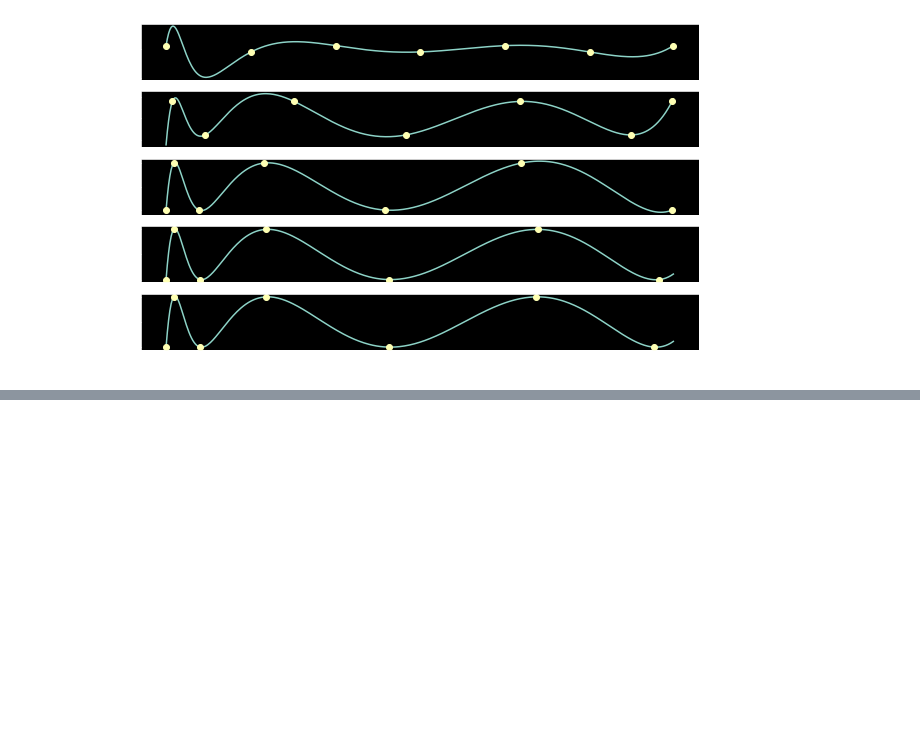
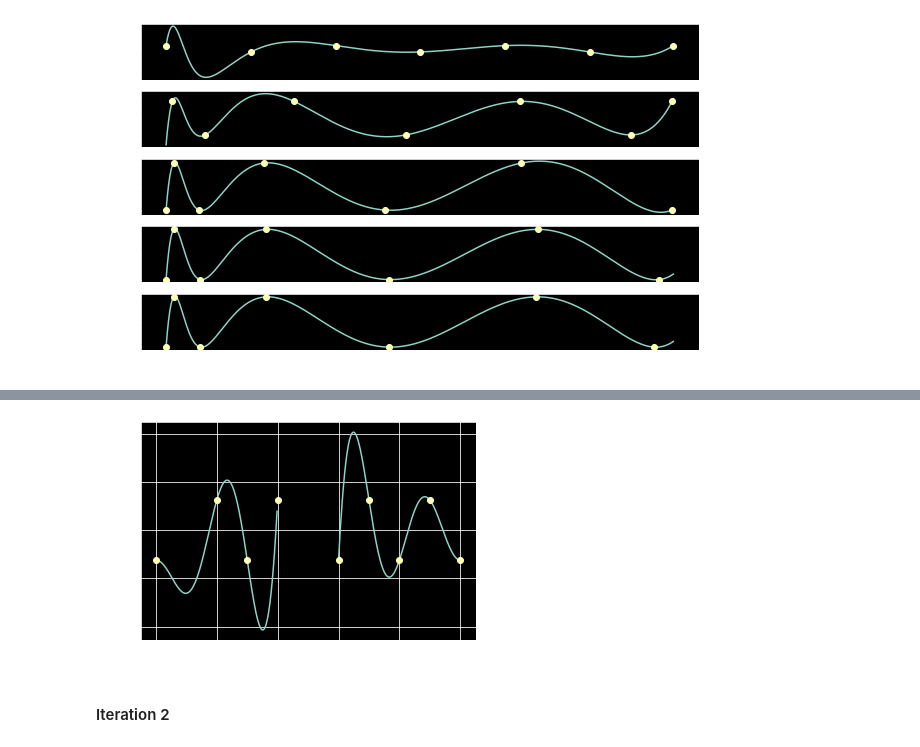
Before and after one commit to mohantyk/dsp_in_comm, a Jupyter notebook: chap3.ipynb, the cells around one changed output, grey strips where cells are left out. Drawn from its saved outputs; the diff is of its cells as text; code cells hidden in the pictures; blank space fills up the shorter version.

```diff
--- a/chap3.ipynb
+++ b/chap3.ipynb
@@ -251,0 +291,18 @@ Final coeffs : [ 1.05   -3.2551  3.6669 -1.8457  0.4219 -0.0357]
+# %%
+pos_freqs = freq_continuous[freq_continuous >= 0]
+pos_response = freq_response[freq_continuous >= 0]
+
+desired_response = np.ones_like(pos_freqs)
+desired_response[pos_freqs >= 0.3] = 0
+error_curve =  desired_response - pos_response.real
+error_curve[(pos_freqs > 0.2) & (pos_freqs < 0.3)] = None
+
+design_errors = error*error_signs
+
+plt.plot(pos_freqs, error_curve,
+         freqs, design_errors, 'o')
+plt.grid()
+# %% [output]
+[figure, added]
+# %% [markdown]
+#### Iteration 2
```
Also changed, not shown: parts of 13 cells of this notebook.
